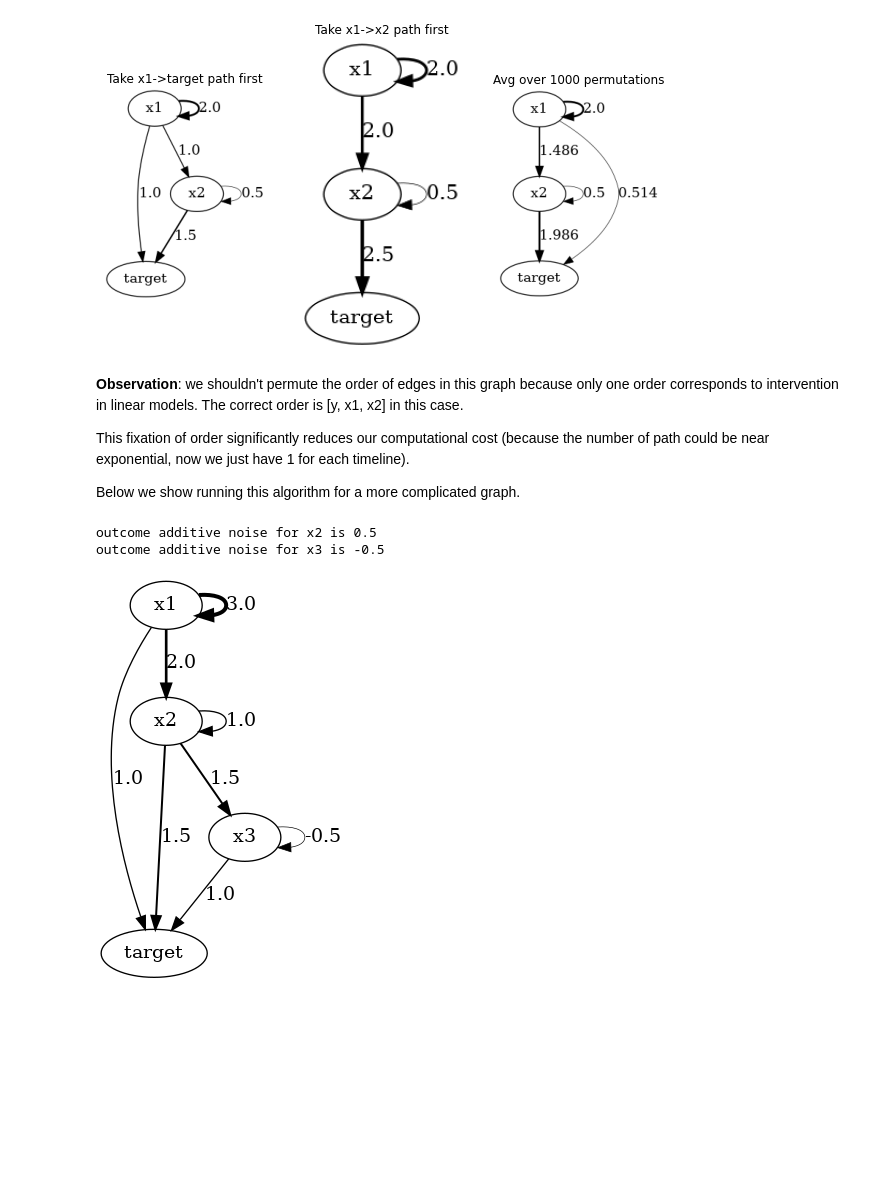
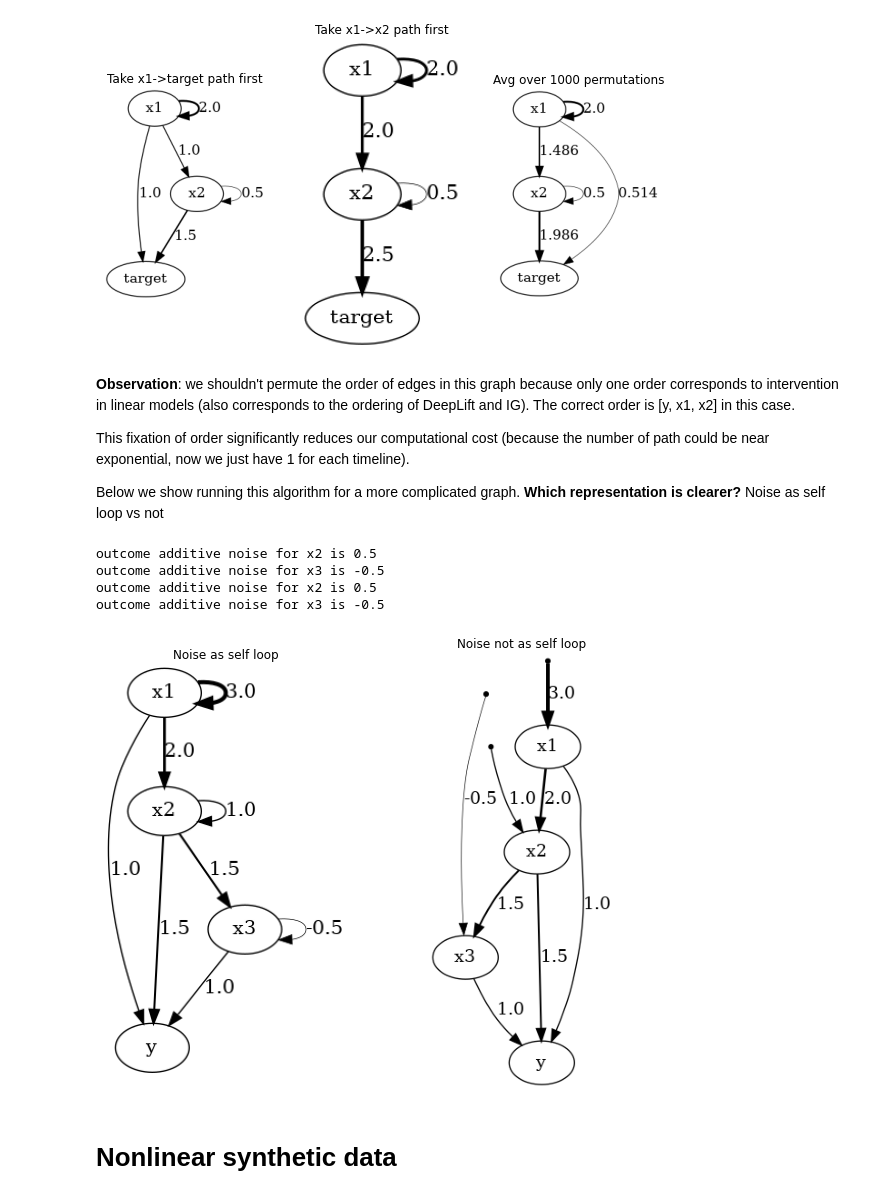
Before and after one commit to nathanwang000/Shapley-Flow, a Jupyter notebook: toy_experiments.ipynb, the cells around one changed output. Cells and saved outputs as stored; diff of their text form; code cells hidden in the pictures; blank space fills up the shorter version.

Commit message:
updated usage with target and noise nodes; need to explicitly specify

```diff
--- a/toy_experiments.ipynb
+++ b/toy_experiments.ipynb
@@ -47,7 +47,7 @@ def build_graph():
     # build the graph: x1->x2, y = x1 + x2
     x1 = Node('x1')
     x2 = Node('x2', lambda x1: x1, [x1])
-    y  = Node('target', lambda x1, x2: x1 + x2, [x1, x2])
+    y  = Node('target', lambda x1, x2: x1 + x2, [x1, x2], is_target_node=True)
     graph = [x1, x2, y]
 
     # initialize the values from data: now is just specified
@@ -106,25 +106,79 @@ plt.show()
 # %% [output]
 [figure]
 # %% [markdown]
-**Observation**: we shouldn't permute the order of edges in this graph because only one order corresponds to intervention in linear models.
+**Observation**: we shouldn't permute the order of edges in this graph because only one order corresponds to intervention in linear models (also corresponds to the ordering of DeepLift and IG).
 The correct order is [y, x1, x2] in this case.
 
 This fixation of order significantly reduces our computational cost (because the number of path could be near exponential, now we just have 1 for each timeline).
 
-Below we show running this algorithm for a more complicated graph.
+Below we show running this algorithm for a more complicated graph. **Which representation is clearer?** Noise as self loop vs not
+# %%
+def build_graph2():
+    '''
+    build and return a graph (list of nodes), to be runnable in main
+    '''
+    # build the graph: x1->x2->x3, y = f(x1, x2, x3)
+    x1 = Node('x1')
+    x2 = Node('x2', lambda x1: x1, [x1])
+    x3 = Node('x3', lambda x2: x2, [x2])
+    y  = Node('y', lambda x1, x2, x3: x1 + x2 + x3, [x1, x2, x3],
+              is_target_node=True)
+    graph = [x1, x2, x3, y]
+
+    # initialize the values from data
+    x1.set_baseline_target(0, 1)
+    x2.set_baseline_target(0, 1.5)
+    x3.set_baseline_target(0, 1)
+    y.set_baseline_target(0, 3.5)
+
+    # check the amount of noise
+    check_baseline_target(graph)
+    return graph
+
+cf = CreditFlow(verbose=False, nruns=1, noise_self_loop=True)
+graph = build_graph2()
+cf.run(graph)
+dot = cf.credit2dot()
+dot.write_png('figures/graph_noise_self_loop.png')
+
+cf = CreditFlow(verbose=False, nruns=1, noise_self_loop=False)
+graph = build_graph2()
+cf.run(graph)
+dot = cf.credit2dot()
+dot.write_png('figures/graph_not_noise_self_loop.png')
+
+plt.figure(figsize=(15, 8))
+plt.subplot(1,3,1)
+plt.title('Noise as self loop')
+plt.imshow(mpimg.imread('figures/graph_noise_self_loop.png'))
+plt.axis('off')
+plt.subplot(1,3,2)
+plt.title('Noise not as self loop')
+plt.imshow(mpimg.imread('figures/graph_not_noise_self_loop.png'))
+plt.axis('off')
+plt.show()
+# %% [output]
+outcome additive noise for x2 is 0.5
+outcome additive noise for x3 is -0.5
+outcome additive noise for x2 is 0.5
+outcome additive noise for x3 is -0.5
+[figure, added]
+# %% [markdown]
+# Nonlinear synthetic data
 # %%
-def build_graph2():
+def build_graph3():
     '''
     build and return a graph (list of nodes), to be runnable in main
     '''
     # build the graph: x1->x2->x3, y = f(x1, x2, x3)
-    x1 = Node('x1')
-    x2 = Node('x2', lambda x1: x1, [x1])
-    x3 = Node('x3', lambda x2: x2, [x2])
-    y  = Node('target', lambda x1, x2, x3: x1 + x2 + x3, [x1, x2, x3])
+    x1 = Node('health status')
+    x2 = Node('scanner type', lambda x1: x1, [x1])
+    y  = Node('target', lambda x1, x2, x3: x1 + x2 + x3, [x1, x2, x3], is_target_node=True)
     graph = [x1, x2, x3, y]
 
     # initialize the values from data
+    # baseline just sample from the generative model multiple times
+    # target use the current value
     x1.set_baseline_target(0, 1)
     x2.set_baseline_target(0, 1.5)
     x3.set_baseline_target(0, 1)
@@ -141,7 +195,3 @@ cf.run(graph)
 dot = cf.credit2dot()
 dot.write_png('graph.png')
 Image('graph.png')
-# %% [output]
-outcome additive noise for x2 is 0.5
-outcome additive noise for x3 is -0.5
-[figure, removed]
```
Also changed, not shown: parts of 2 cells of this notebook, 1 other file.
